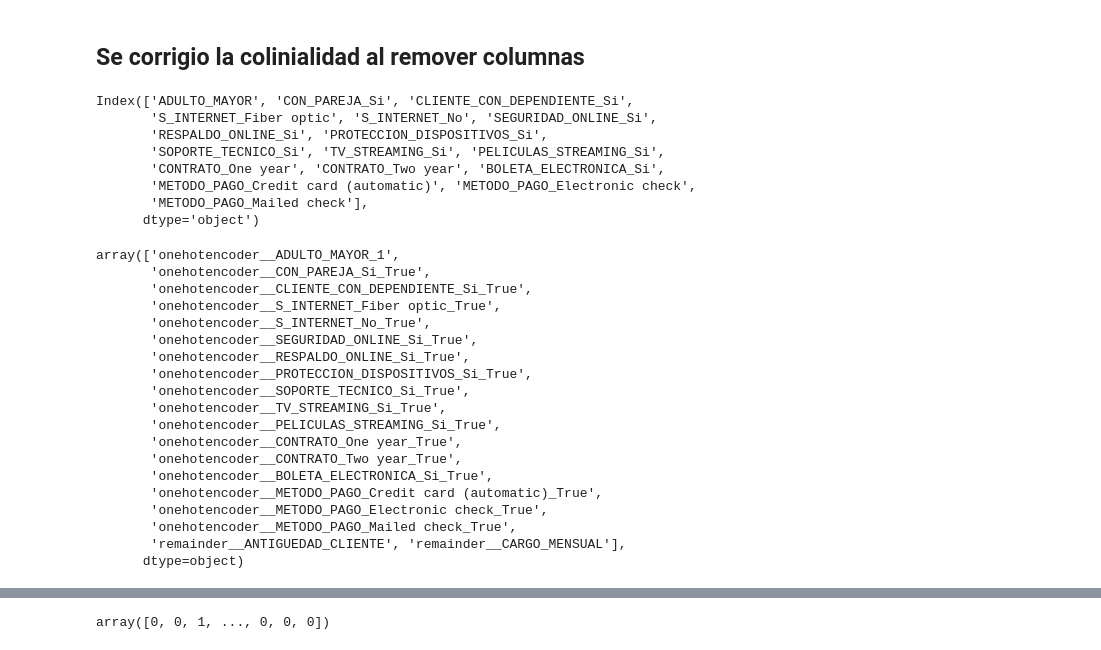
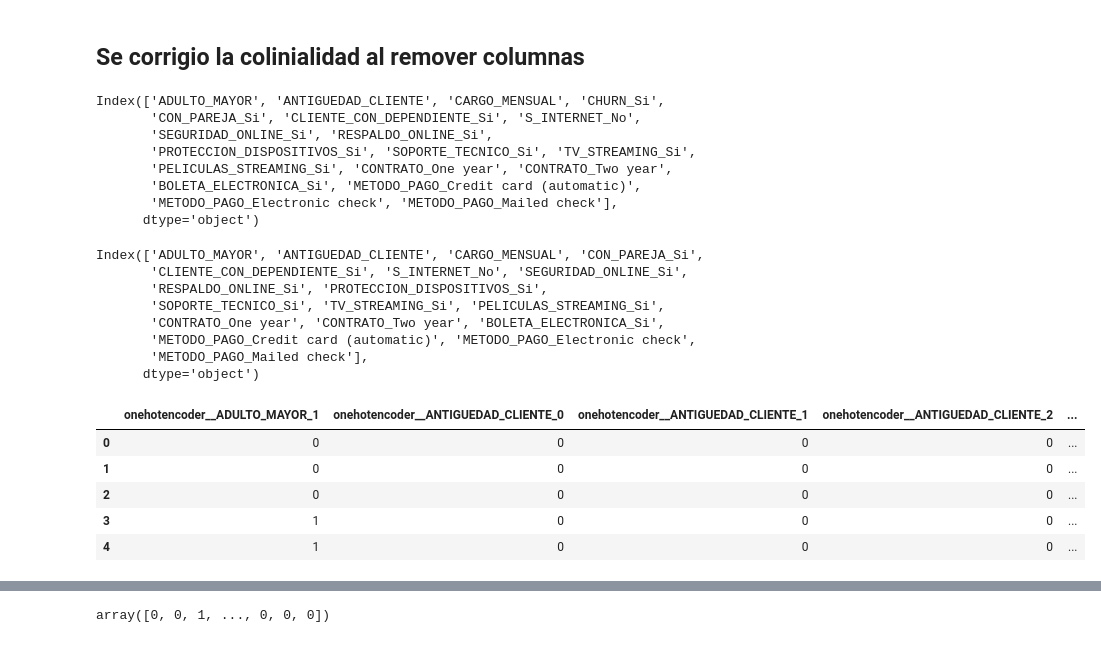
Before and after one commit to raohxxx/Telecom-2-challenge, a Jupyter notebook: telecomX2.ipynb, the cells around one changed output, grey strips where cells are left out. Drawn from its saved outputs; the diff is of its cells as text; code cells hidden in the pictures.

Commit message:
verificar la variable data leakage

```diff
--- a/telecomX2.ipynb
+++ b/telecomX2.ipynb
@@ -476,18 +476,31 @@ from sklearn.compose import make_column_transformer
 from sklearn.preprocessing import OneHotEncoder
 
 columnas = X.columns
+display(columnas)
 columnas_numericas = ['ANTIGUEDAD_CLIENTE','CARGO_MENSUAL']
-columnasS=columnas.drop(columnas_numericas)
+
+# Excluir explícitamente las columnas numéricas de las columnas categóricas
+columnasS = columnas.drop(columnas_numericas, errors='ignore')
+
+columnasS=columnas.drop(['CHURN_Si'])
 display(columnasS)
 # %% [output]
-Index(['ADULTO_MAYOR', 'CON_PAREJA_Si', 'CLIENTE_CON_DEPENDIENTE_Si',
-       'S_INTERNET_Fiber optic', 'S_INTERNET_No', 'SEGURIDAD_ONLINE_Si',
-       'RESPALDO_ONLINE_Si', 'PROTECCION_DISPOSITIVOS_Si',
-       'SOPORTE_TECNICO_Si', 'TV_STREAMING_Si', 'PELICULAS_STREAMING_Si',
-       'CONTRATO_One year', 'CONTRATO_Two year', 'BOLETA_ELECTRONICA_Si',
-       'METODO_PAGO_Credit card (automatic)', 'METODO_PAGO_Electronic check',
-       'METODO_PAGO_Mailed check'],
+Index(['ADULTO_MAYOR', 'ANTIGUEDAD_CLIENTE', 'CARGO_MENSUAL', 'CHURN_Si',
+       'CON_PAREJA_Si', 'CLIENTE_CON_DEPENDIENTE_Si', 'S_INTERNET_No',
+       'SEGURIDAD_ONLINE_Si', 'RESPALDO_ONLINE_Si',
+       'PROTECCION_DISPOSITIVOS_Si', 'SOPORTE_TECNICO_Si', 'TV_STREAMING_Si',
+       'PELICULAS_STREAMING_Si', 'CONTRATO_One year', 'CONTRATO_Two year',
+       'BOLETA_ELECTRONICA_Si', 'METODO_PAGO_Credit card (automatic)',
+       'METODO_PAGO_Electronic check', 'METODO_PAGO_Mailed check'],
       dtype='object')
+Index(['ADULTO_MAYOR', 'ANTIGUEDAD_CLIENTE', 'CARGO_MENSUAL', 'CON_PAREJA_Si',
+       'CLIENTE_CON_DEPENDIENTE_Si', 'S_INTERNET_No', 'SEGURIDAD_ONLINE_Si',
+       'RESPALDO_ONLINE_Si', 'PROTECCION_DISPOSITIVOS_Si',
+       'SOPORTE_TECNICO_Si', 'TV_STREAMING_Si', 'PELICULAS_STREAMING_Si',
+       'CONTRATO_One year', 'CONTRATO_Two year', 'BOLETA_ELECTRONICA_Si',
+       'METODO_PAGO_Credit card (automatic)', 'METODO_PAGO_Electronic check',
+       'METODO_PAGO_Mailed check'],
+      dtype='object')
 # %%
 one_hot = make_column_transformer((
     OneHotEncoder(categories='auto',dtype=int,
@@ -497,27 +510,20 @@ one_hot = make_column_transformer((
     remainder = 'passthrough',
     sparse_threshold=0,
     force_int_remainder_cols=False)
-# %%
-X = one_hot.fit_transform(X)
-one_hot.get_feature_names_out(columnas)
-# %% [output]
-array(['onehotencoder__ADULTO_MAYOR_1',
-       'onehotencoder__CON_PAREJA_Si_True',
-       'onehotencoder__CLIENTE_CON_DEPENDIENTE_Si_True',
-       'onehotencoder__S_INTERNET_Fiber optic_True',
-       'onehotencoder__S_INTERNET_No_True',
-       'onehotencoder__SEGURIDAD_ONLINE_Si_True',
-       'onehotencoder__RESPALDO_ONLINE_Si_True',
-       'onehotencoder__PROTECCION_DISPOSITIVOS_Si_True',
-       'onehotencoder__SOPORTE_TECNICO_Si_True',
-       'onehotencoder__TV_STREAMING_Si_True',
-       'onehotencoder__PELICULAS_STREAMING_Si_True',
-       'onehotencoder__CONTRATO_One year_True',
-       'onehotencoder__CONTRATO_Two year_True',
-       'onehotencoder__BOLETA_ELECTRONICA_Si_True',
-       'onehotencoder__METODO_PAGO_Credit card (automatic)_True',
-       'onehotencoder__METODO_PAGO_Electronic check_True',
-       'onehotencoder__METODO_PAGO_Mailed check_True',
-       'remainder__ANTIGUEDAD_CLIENTE', 'remainder__CARGO_MENSUAL'],
-      dtype=object)
+# %%
+# Keep original column names before transformation
+original_X_columns = X.columns
+
+X = one_hot.fit_transform(X)
+feature_names = one_hot.get_feature_names_out(original_X_columns)
+X = pd.DataFrame(X, columns=feature_names)
+X=X.drop(columns=['remainder__CHURN_Si'])
+display(X.head())
+# %% [output]
+|  | onehotencoder__ADULTO_MAYOR_1 | onehotencoder__ANTIGUEDAD_CLIENTE_0 | onehotencoder__ANTIGUEDAD_CLIENTE_1 | onehotencoder__ANTIGUEDAD_CLIENTE_2 | ... |
+| 0 | 0 | 0 | 0 | 0 | ... |
+| 1 | 0 | 0 | 0 | 0 | ... |
+| 2 | 0 | 0 | 0 | 0 | ... |
+| 3 | 1 | 0 | 0 | 0 | ... |
+| 4 | 1 | 0 | 0 | 0 | ... |
 # %%
```
Also changed, not shown: parts of 24 cells of this notebook.
